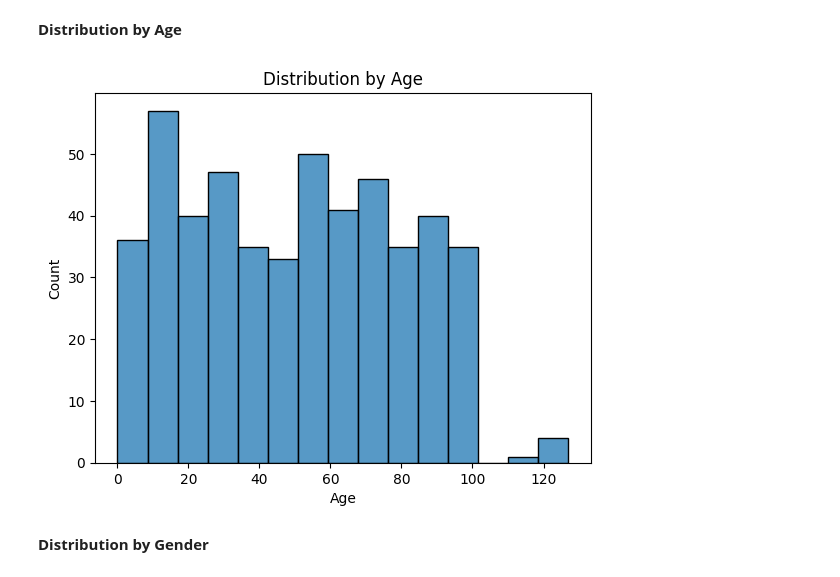
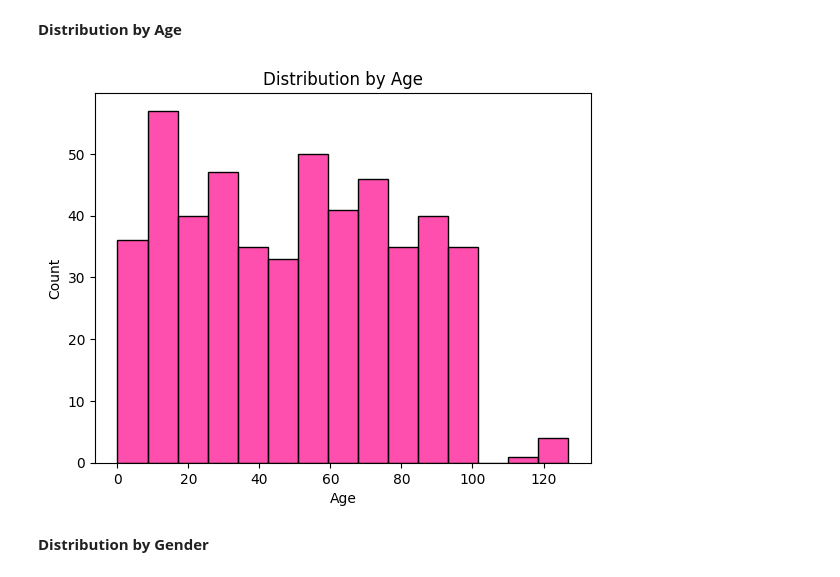
Before and after one commit to amdbsilva/pre-processing, a Jupyter notebook: projeto de datapreprocessing.ipynb, the cells around one changed output. Drawn from its saved outputs; the diff is of its cells as text; code cells hidden in the pictures.

```diff
--- a/projeto de datapreprocessing.ipynb
+++ b/projeto de datapreprocessing.ipynb
@@ -578,8 +578,8 @@ edu_level_patients = patients_rows_edu_level.groupby(patients_rows_edu_level.ind
 
 for patient in patients_with_nan_edu_level:
     level_to_fill_in_with = edu_level_patients.get(patient)
-    if level_to_fill_in_with is not None:
-        data.loc[patient, 'Education Level'] = data.loc[patient, 'Education Level'].fillna(level_to_fill_in_with)
+    #if level_to_fill_in_with is not None:
+    data.loc[patient, 'Education Level'] = data.loc[patient, 'Education Level'].fillna(level_to_fill_in_with)
 # %%
 data.info()
 # %% [output]
@@ -1049,11 +1038,11 @@ how many days since last visit?, n_visits, coverage %
 # %% [markdown]
 **Distribution by Age**
 # %%
-sns.histplot(data = abt, x = 'Age', bins = 15)
+sns.histplot(data = abt, x = 'Age', bins = 15, color='deeppink')
 plt.title('Distribution by Age')
 plt.show()
 # %% [output]
-[figure, old version]
+[figure, new version]
 # %% [markdown]
 **Distribution by Gender**
 # %%
```
Also changed, not shown: parts of 9 cells of this notebook, 1 other file.
